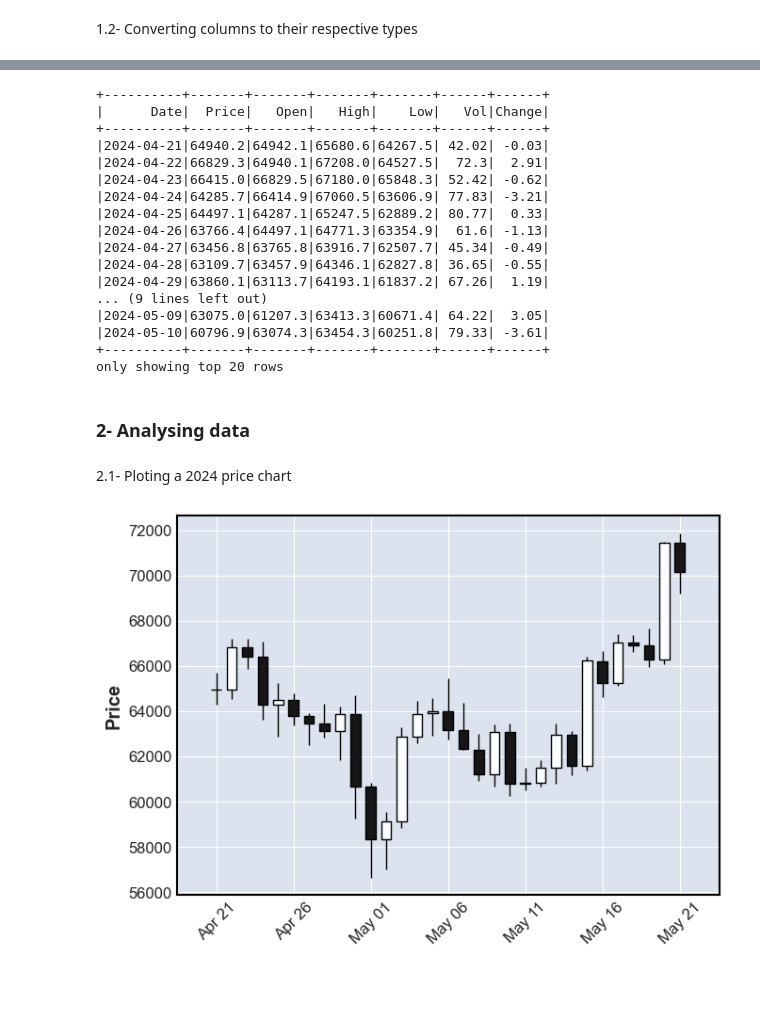
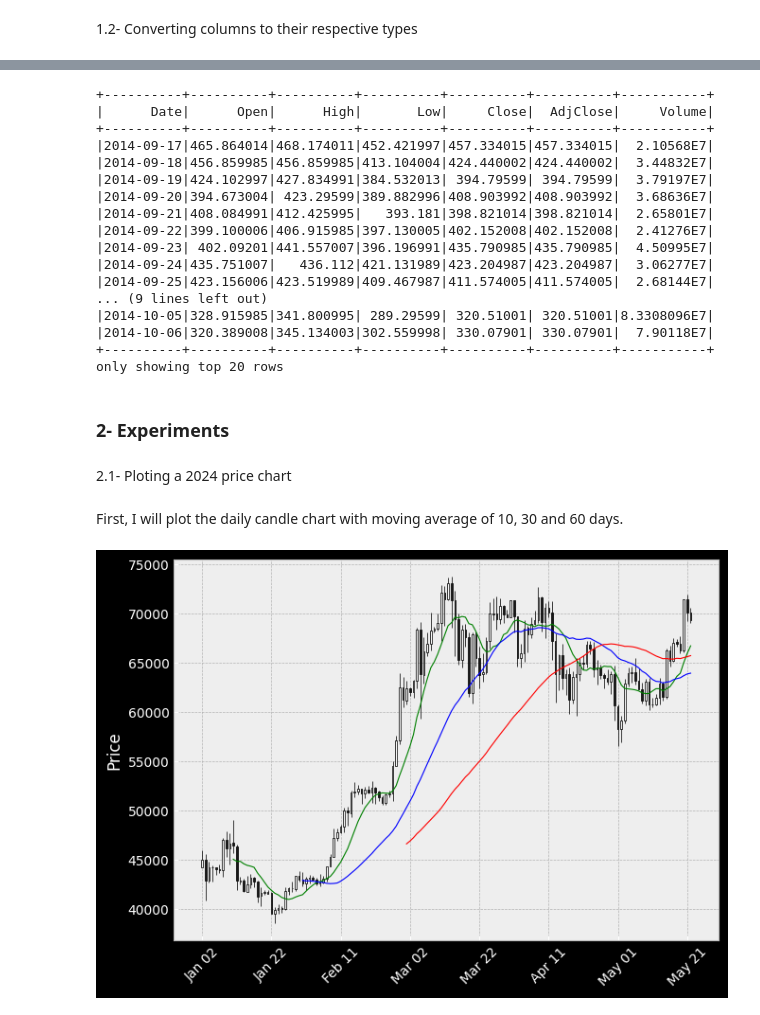
Before and after one commit to TulioNPL/DataScienceAnalysis, a Jupyter notebook: btc.ipynb, the cells around one changed output, grey strips where cells are left out. Saved outputs shown, nothing was run; the diff lists cells and outputs as text; code cells hidden in the pictures; blank space fills up the shorter version.

Commit message:
Update on btc analysis

```diff
--- a/btc.ipynb
+++ b/btc.ipynb
@@ -16,7 +16,7 @@ spark = SparkSession.builder \
     .appName("btc") \
     .getOrCreate()
 # %%
-csv_file_path = "Databases/BTC/btc_daily.csv"
+csv_file_path = "Databases/BTC/btc_usd_daily_2014_2024.csv"
 data = spark.read.csv(csv_file_path, header=True)
 data
 # %% [output]
@@ -60,9 +60,8 @@ from pyspark.sql.types import DoubleType
 from pyspark.sql.functions import col
 from pyspark.sql.functions import regexp_replace
 from pyspark.sql.functions import to_date
-# %%
-data = data.withColumnRenamed('Vol.','Vol')
-data = data.withColumnRenamed('Change %','Change')
+# %%
+data = data.withColumnRenamed('Adj Close','AdjClose')
 # %%
 column_names = data.columns
 column_names.remove('Date')
@@ -72,18 +71,10 @@ column_names
 # %%
-# Removing symbols from 'Vol' and 'Change'
-symbols_to_remove = ['K', '%']
-
-for col_name in column_names:
-    for symbol in symbols_to_remove:
-        data = data.withColumn(col_name, regexp_replace(col(col_name), symbol, ""))
-
 # Convert columns to DoubleType
 for col_name in column_names:
-    data = data.withColumn(col_name, regexp_replace(col(col_name), ",", ""))
     data = data.withColumn(col_name, col(col_name).cast(DoubleType()))
 
 # Convert "Date" column to DateType
-data = data.withColumn("Date", to_date(data["Date"], "MM/dd/yyyy"))
+data = data.withColumn("Date", to_date(data["Date"], "yyyy-MM-dd"))
 # %%
 data.printSchema()
 # %% [output]
@@ -99,41 +90,48 @@ root
 data = data.orderBy(data['Date'])
 data.show()
 # %% [output]
-+----------+-------+-------+-------+-------+------+------+
-|      Date|  Price|   Open|   High|    Low|   Vol|Change|
-+----------+-------+-------+-------+-------+------+------+
-|2024-04-21|64940.2|64942.1|65680.6|64267.5| 42.02| -0.03|
-|2024-04-22|66829.3|64940.1|67208.0|64527.5|  72.3|  2.91|
-|2024-04-23|66415.0|66829.5|67180.0|65848.3| 52.42| -0.62|
-|2024-04-24|64285.7|66414.9|67060.5|63606.9| 77.83| -3.21|
-|2024-04-25|64497.1|64287.1|65247.5|62889.2| 80.77|  0.33|
-|2024-04-26|63766.4|64497.1|64771.3|63354.9|  61.6| -1.13|
-|2024-04-27|63456.8|63765.8|63916.7|62507.7| 45.34| -0.49|
-|2024-04-28|63109.7|63457.9|64346.1|62827.8| 36.65| -0.55|
-|2024-04-29|63860.1|63113.7|64193.1|61837.2| 67.26|  1.19|
++----------+----------+----------+----------+----------+----------+-----------+
+|      Date|      Open|      High|       Low|     Close|  AdjClose|     Volume|
++----------+----------+----------+----------+----------+----------+-----------+
+|2014-09-17|465.864014|468.174011|452.421997|457.334015|457.334015|  2.10568E7|
+|2014-09-18|456.859985|456.859985|413.104004|424.440002|424.440002|  3.44832E7|
+|2014-09-19|424.102997|427.834991|384.532013| 394.79599| 394.79599|  3.79197E7|
+|2014-09-20|394.673004| 423.29599|389.882996|408.903992|408.903992|  3.68636E7|
+|2014-09-21|408.084991|412.425995|   393.181|398.821014|398.821014|  2.65801E7|
+|2014-09-22|399.100006|406.915985|397.130005|402.152008|402.152008|  2.41276E7|
+|2014-09-23| 402.09201|441.557007|396.196991|435.790985|435.790985|  4.50995E7|
+|2014-09-24|435.751007|   436.112|421.131989|423.204987|423.204987|  3.06277E7|
+|2014-09-25|423.156006|423.519989|409.467987|411.574005|411.574005|  2.68144E7|
 ... (9 lines left out)
-|2024-05-09|63075.0|61207.3|63413.3|60671.4| 64.22|  3.05|
-|2024-05-10|60796.9|63074.3|63454.3|60251.8| 79.33| -3.61|
-+----------+-------+-------+-------+-------+------+------+
+|2014-10-05|328.915985|341.800995| 289.29599| 320.51001| 320.51001|8.3308096E7|
+|2014-10-06|320.389008|345.134003|302.559998| 330.07901| 330.07901|  7.90118E7|
++----------+----------+----------+----------+----------+----------+-----------+
 only showing top 20 rows
 # %% [markdown]
-### 2- Analysing data
+### 2- Experiments
 # %% [markdown]
 2.1- Ploting a 2024 price chart
 # %%
 import matplotlib.pyplot as plt
 import mplfinance as mpf
 import pandas as pd
+# %% [markdown]
+First, I will plot the daily candle chart with moving average of 10, 30 and 60 days.
 # %%
 # Filtering current year data
 current_year_data = data.where(data['Date'] > '2024-01-01')
 
+# Changing style
+mc = mpf.make_marketcolors(up='white',down='black')
+style = mpf.make_mpf_style(base_mpl_style=['dark_background','bmh'],
+                           marketcolors=mc,
+                           mavcolors=['green','blue','red'])
+
 # Convert PySpark DataFrame to Pandas DataFrame
 pandas_df = current_year_data.toPandas()
-pandas_df.rename(columns={'Price':'Close'}, inplace=True)
 pandas_df['Date'] = pd.to_datetime(pandas_df['Date'])
 pandas_df.set_index('Date', inplace=True)
 pandas_df.columns
-mpf.plot(pandas_df, type='candle')
+mpf.plot(pandas_df, type='candle',mav=[10,30,60], style=style)
 # %% [output]
-[figure, old version]
+[figure, new version]
```
Also changed, not shown: parts of 18 cells of this notebook, 5 other files.
